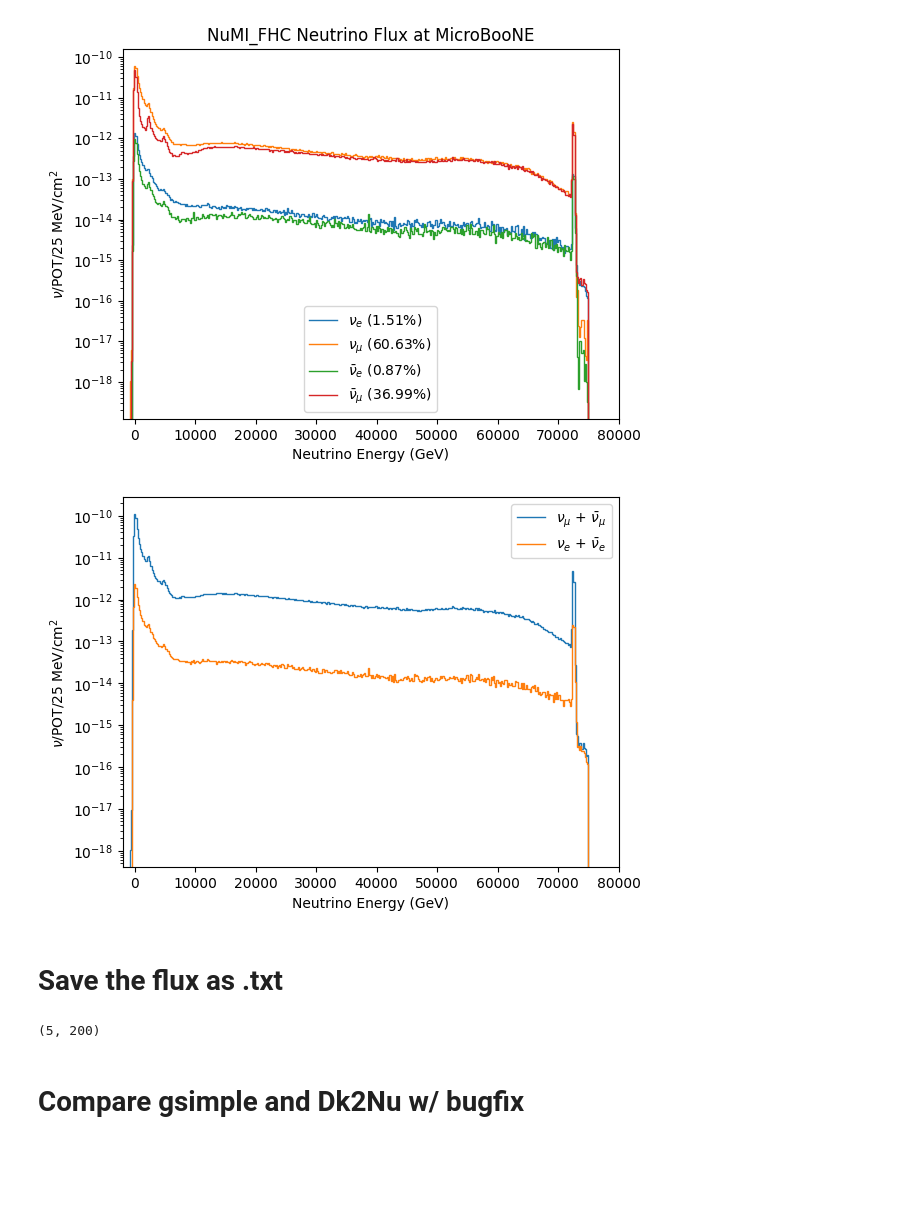
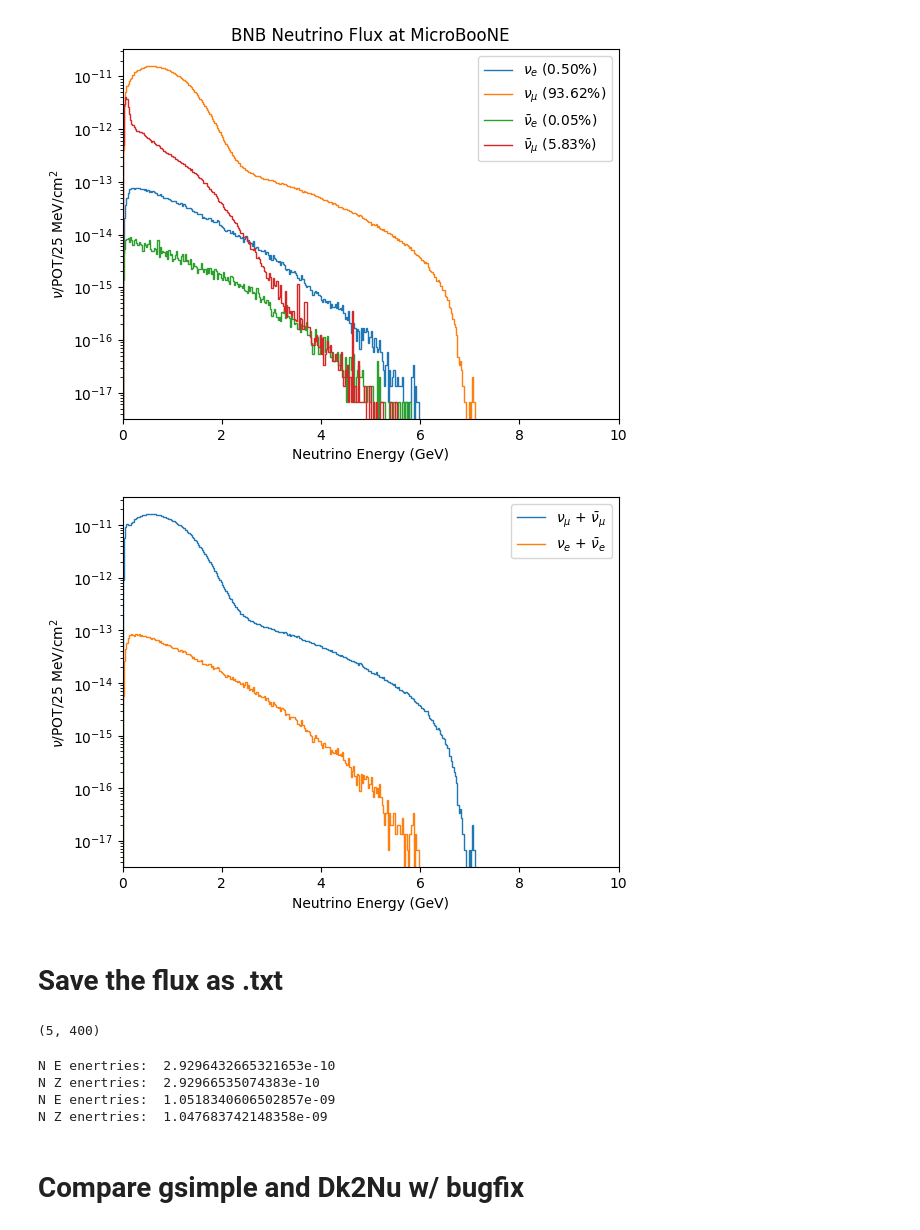
Before and after one commit to JoeBateman/uboone_epem_trident, a Jupyter notebook: cross_sections/rates_and_pot.ipynb, the cells around one changed output. Saved outputs shown, nothing was run; the diff lists cells and outputs as text; code cells hidden in the pictures; blank space fills up the shorter version.

```diff
--- a/cross_sections/rates_and_pot.ipynb
+++ b/cross_sections/rates_and_pot.ipynb
@@ -29,8 +29,6 @@ def load_flux_file(beam='BNB', get_z=False, bin_norm=1):
         key = 'hz_{}_cv'
     else:
         key = 'hE_{}_cv'
-        if beam == 'BNB':
-            key = 'hE{}_cv'
 
 
     for flavour in ['nue', 'numu', 'nuebar', 'numubar']:
@@ -42,15 +40,15 @@ def load_flux_file(beam='BNB', get_z=False, bin_norm=1):
     flux_dict['bins'] = edges
     return flux_dict
 # %%
-beam = 'NuMI_FHC'
+beam = 'BNB'
 nu_flavour = 'numu' # PDG code for nu_mu
 
 flux_sf = 1#1/0.025 # per bin -> per 25 MeV
 
-plot_z = True
+plot_z = False
 
-x_threshold = -2000.0 # GeV
-x_max = 80000 # GeV
+x_threshold = 0 # GeV
+x_max = 10 # GeV
 
 name_dict = {
     'nue': r'$\nu_e$',
@@ -76,35 +74,35 @@ for i, flavour in enumerate(['nue', 'numu', 'nuebar', 'numubar']):
     edges = flux_dict['bins']
     centers = 0.5 * (edges[:-1] + edges[1:])
     values = values[(centers > x_threshold) & (centers < x_max)]  # only consider energies above threshold and below max
     diff = np.diff(edges).mean()  # bin width
     edges = edges[(edges >= x_threshold) & (edges <= x_max+diff)]  # include the last edge for stairs plot
     plt.stairs(values, edges, label=f'{name_dict[flavour]} ({np.sum(values)/tot:.2%})')
 
 plt.legend()
 plt.yscale('log')
 plt.xlim(x_threshold, x_max)
 # plt.ylim(1e-15, 4.1e-10)
 plt.xlabel('Neutrino Energy (GeV)')
 plt.ylabel(r'$\nu$/POT/25 MeV/cm$^{2}$')
 plt.title(f'{beam} Neutrino Flux at MicroBooNE')
 plt.show()
 
 edges = flux_dict['bins']
 plt.stairs(flux_dict['numu'] + flux_dict['numubar'], edges, label=name_dict['numu'] + ' + ' + name_dict['numubar'])
 plt.stairs(flux_dict['nue'] + flux_dict['nuebar'], edges, label=name_dict['nue'] + ' + ' + name_dict['nuebar'])
 
 
 plt.legend()
 plt.yscale('log')
 plt.xlabel('Neutrino Energy (GeV)')
 plt.ylabel(r'$\nu$/POT/25 MeV/cm$^{2}$')
 plt.xlim(x_threshold, x_max)
 # plt.ylim(1e-14, 1e-7)
 # plt.xlim(0, 5)
 plt.show()
 # %% [output]
-[figure, old version]
+[figure, new version]
-[figure, old version]
+[figure, new version]
 # %% [markdown]
 # Save the flux as .txt
 # %%
@@ -119,7 +117,32 @@ print(flux_arr.shape)
 filename = f'flux_{beam}.txt'
 np.savetxt(filename, flux_arr.T, header='Energy (GeV) nue numu nuebar numubar', fmt='%.6e')
 # %% [output]
-(5, 200)
+(5, 400)
+# %%
+flux_E = load_flux_file(beam='NuMI_RHC', get_z=False, bin_norm=1)
+flux_Z = load_flux_file(beam='NuMI_RHC', get_z=True, bin_norm=1)
+
+flavour = 'numu'
+flux_E_values = flux_E[flavour]
+flux_Z_values = flux_Z[flavour]
+
+print('N E enertries: ', np.sum(flux_E_values))
+print('N Z enertries: ', np.sum(flux_Z_values))
+
+flux_E = load_flux_file(beam='NuMI_gsimple_RHC', get_z=False, bin_norm=1)
+flux_Z = load_flux_file(beam='NuMI_gsimple_RHC', get_z=True, bin_norm=1)
+
+flavour = 'numu'
+flux_E_values = flux_E[flavour]
+flux_Z_values = flux_Z[flavour]
+
+print('N E enertries: ', np.sum(flux_E_values))
+print('N Z enertries: ', np.sum(flux_Z_values))
+# %% [output]
+N E enertries:  2.9296432665321653e-10
+N Z enertries:  2.92966535074383e-10
+N E enertries:  1.0518340606502857e-09
+N Z enertries:  1.047683742148358e-09
 # %% [markdown]
 # Compare gsimple and Dk2Nu w/ bugfix
 # %%
```
Also changed, not shown: parts of 12 cells of this notebook.
